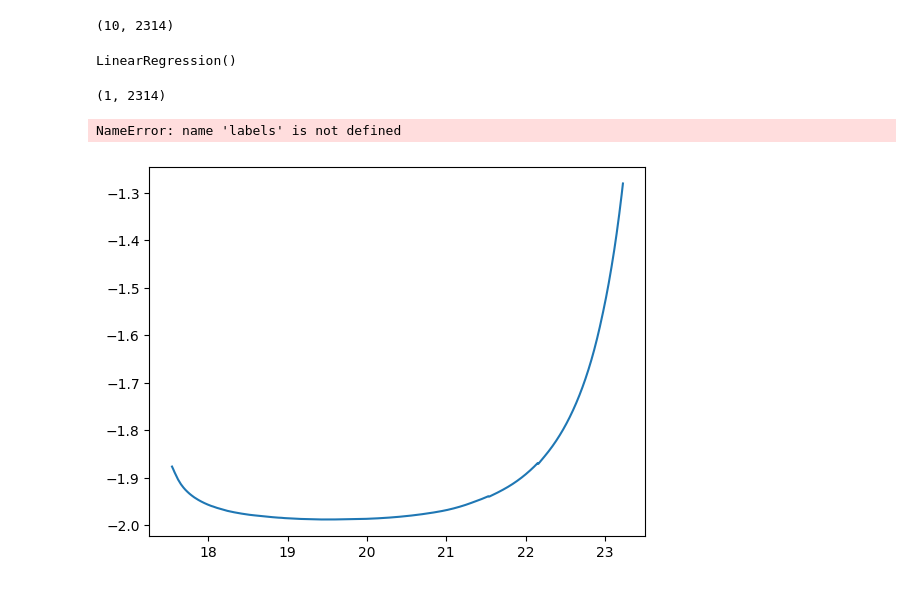
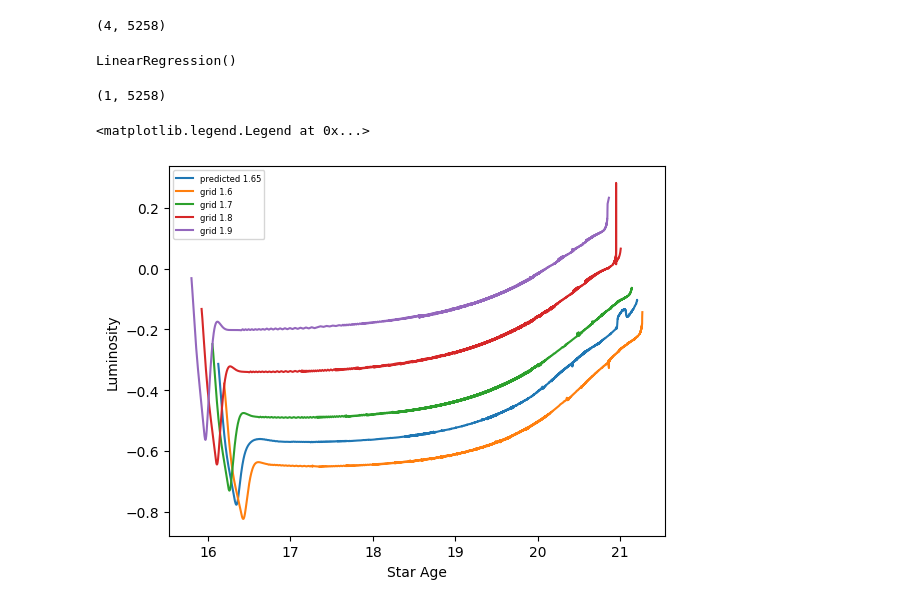
Before and after one commit to JonoBueno/FYP_IRFAN, a Jupyter notebook: 0p0/TensorTB.ipynb, the cells around one changed output. Drawn from its saved outputs; the diff is of its cells as text; code cells hidden in the pictures.

Commit message:
error finding

```diff
--- a/0p0/TensorTB.ipynb
+++ b/0p0/TensorTB.ipynb
@@ -60,7 +60,7 @@ for label in labels5:
     masses5 += [label]
     df5 += [pd.read_csv(f"{label}.data", sep="\s+")]
 # %%
-pred=float(input())
+pred=1.65
 
 df=[]
 masses = []
@@ -69,11 +69,11 @@ if 0 < pred <= 1:
     df = df1
     masses=masses1
     labels=labels1
-elif 1 < pred < 1.5:
+elif 1 < pred <= 1.5:
     df = df2
     masses=masses2
     labels=labels2
-elif 1.5 <= pred <= 1.9:
+elif 1.5 < pred <= 1.9:
     df = df3
     masses=masses3
     labels=labels3
@@ -112,31 +112,9 @@ for d in df:
     ages += [d["star_age"]]
     lums += [d["log_Lneu"]]
 
-for d in df1:
-    condition = 10 * d["log_LH"] > 1 * 10 * d["log_L"]
-    if condition.any():
-        start_h_burning = d.loc[condition, "star_age"].iloc[0]
-    else:
-        start_h_burning = None
-
-    condition = d["center_h1"] < 1e-6
-    if condition.any():
-        end_h_burning = d.loc[condition, "star_age"].iloc[0]
-    else:
-        end_h_burning = None
-
-    d = d[(d["star_age"] > start_h_burning) & (d["star_age"] < end_h_burning)]
-
-    ages1 += [d["star_age"]]
-    lums1 += [d["log_Lneu"]]
-
 min_length = min(len(lum) for lum in lums)
 ages = np.log([age[:min_length] for age in ages])
 lums = np.array([lum[:min_length] for lum in lums])
-
-min_length = min(len(lum) for lum in lums1)
-ages1 = np.log([age[:min_length] for age in ages1])
-lums1 = np.array([lum[:min_length] for lum in lums1])
 # %%
 from sklearn.linear_model import LinearRegression as LnR
 
@@ -149,30 +127,23 @@ print(output.shape)
 model = LnR()
 model.fit(np.array([masses]).T, output)
 # %% [output]
-(10, 2314)
+(4, 5258)
 LinearRegression()
 # %%
-# n = -2
-# prediction = model.predict([[masses[n]]])
 prediction = model.predict([[pred]])
 predicted_ages = prediction[:, ::2]
 predicted_lums = prediction[:, 1::2]
 print(prediction.shape)
 
 plt.plot(predicted_ages[0], predicted_lums[0], label=f"predicted {pred}")
 
-# plt.plot(ages[n], lums[n], label="real")
-# plt.plot(ages[1], lums[1], label="grid")
-# plt.plot(ages[2], lums[2], label="grid 0.4")
-# plt.xscale("log")
+for i, label in enumerate(labels):
+    plt.plot(ages[i], lums[i], label=f"grid {label}")
 
-for i, label in enumerate(labels):
-    plt.plot(ages1[i], lums1[i], label=f"grid {label}")
-# plt.plot(ages1[-2], lums1[-2], label=f"grid {2.9}")
 plt.ylabel('Luminosity')
 plt.xlabel('Star Age')
 plt.legend(fontsize=6)
 # %% [output]
-(1, 2314)
+(1, 5258)
-NameError: name 'labels' is not defined
+<matplotlib.legend.Legend at 0x...>
-[figure, old version]
+[figure, new version]
```
Also changed, not shown: parts of 3 cells of this notebook, 4 other files.
